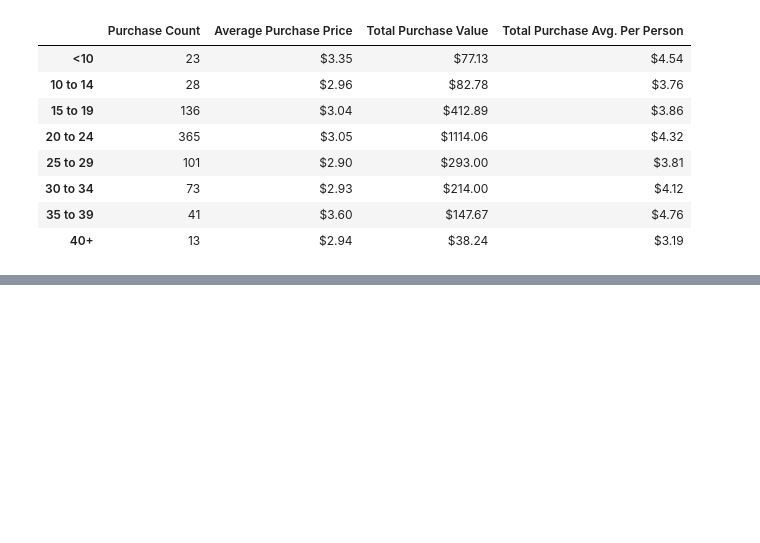
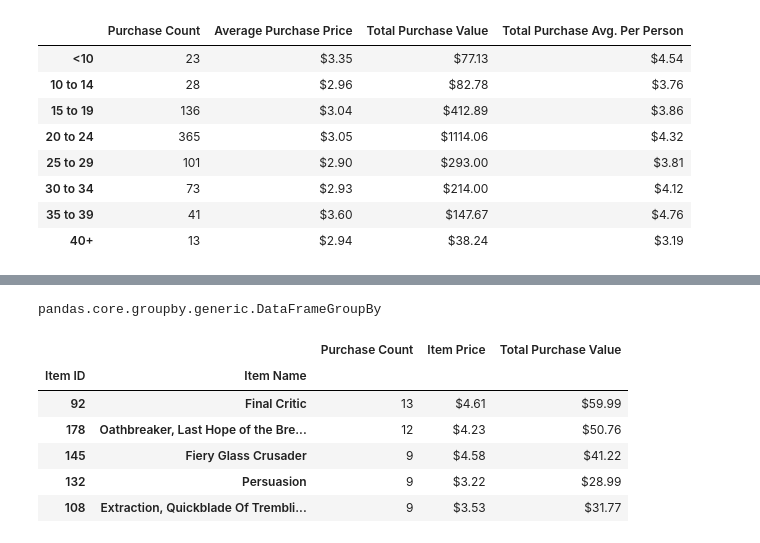
Before and after one commit to markwsutton/pandas-challenge, a Jupyter notebook: HeroesOfPymoli/HeroesOfPymoli.ipynb, the cells around one changed output, grey strips where cells are left out. Drawn from its saved outputs; the diff is of its cells as text; code cells hidden in the pictures; blank space fills up the shorter version.

Commit message:
Includes all completed analyses
Added Top Spenders, Most Popular Items, Most Profitable Items.

```diff
--- a/HeroesOfPymoli/HeroesOfPymoli.ipynb
+++ b/HeroesOfPymoli/HeroesOfPymoli.ipynb
@@ -228,11 +302,75 @@ agesummary2_df
+# %%
+# Top Spenders
+# Find top 5 spenders and create dataframe with:
+# Index: SN; Columns: Purchase Count, Average Purchase Price, Total Purchase Value
+brandnew_df = purchase_data.groupby(["SN"])
+#print(brandnew_df.count())
+
+totalperSN = brandnew_df.sum()[["Price"]]
+type(brandnew_df)
+
+#countperSN = brandnew_df.count()[["Price"]]
+#countperSN
+
+#avgperSN = brandnew_df.mean()[["Price"]]
+#avgperSN
+
+#final_df = pd.DataFrame({"Purchase Count": countperSN,
+#                          "Average Purchase Price": avgperSN,
+#                          "Total Purchase Value": totalperSN})
+
+#final_df
+
+#print(brandnew_df["SN"].count())
+
+#brandnew_df[["SN", "Price"]].sum()
+
+#bigspend_df = final_df.sort_values(by=["Price"], ascending=False)
+#bigspend_df
+
+#df = df_original.set_index("last_name") ------ set_index
+
+
+# Create a summary data frame to hold the results
+# Sort the total purchase value column in descending order
+# Optional: give the displayed data cleaner formatting
+# Display a preview of the summary data frame
+# %% [output]
+pandas.core.groupby.generic.DataFrameGroupBy
 # %%
 # Most Popular Items
 # Retrieve the Item ID, Item Name, and Item Price columns
-# Group by Item ID and Item Name. Perform calculations to obtain purchase count, item price, and total purchase value
+item_df = purchase_data[["Item ID", "Item Name", "Price"]]
+
+# Group by Item ID and Item Name.
+#Perform calculations to obtain purchase count, item price, and total purchase value
+purchase_count = item_df.groupby(["Item ID", "Item Name"]).count()["Price"]
+item_avg_price = item_df.groupby(["Item ID", "Item Name"]).mean()["Price"]
+item_total_amount = item_df.groupby(["Item ID", "Item Name"]).sum()["Price"]
+
 # Create a summary data frame to hold the results
+price_df = pd.DataFrame({"Purchase Count": purchase_count,
+                        "Item Price": item_avg_price,
+                        "Total Purchase Value": item_total_amount })
+
 # Sort the purchase count column in descending order
+sorted_price_df = price_df.sort_values(["Purchase Count"], ascending=False)
+
+
 # Optional: give the displayed data cleaner formatting
+sorted_price_df["Item Price"] = sorted_price_df["Item Price"].map("${:.2f}".format)
+sorted_price_df["Total Purchase Value"] = sorted_price_df["Total Purchase Value"].map("${:.2f}".format)
+
 # Display a preview of the summary data frame
+sorted_price_df.head()
+# %% [output]
+|  |  | Purchase Count | Item Price | Total Purchase Value |
+| Item ID | Item Name |  |  |  |
+| 92 | Final Critic | 13 | $4.61 | $59.99 |
+| 178 | Oathbreaker, Last Hope of the Bre... | 12 | $4.23 | $50.76 |
+| 145 | Fiery Glass Crusader | 9 | $4.58 | $41.22 |
+| 132 | Persuasion | 9 | $3.22 | $28.99 |
+| 108 | Extraction, Quickblade Of Trembli... | 9 | $3.53 | $31.77 |
 # %%
 # Most Profitable Items
 # Sort the above table by total purchase value in descending order
```
Also changed, not shown: parts of 11 cells of this notebook.
